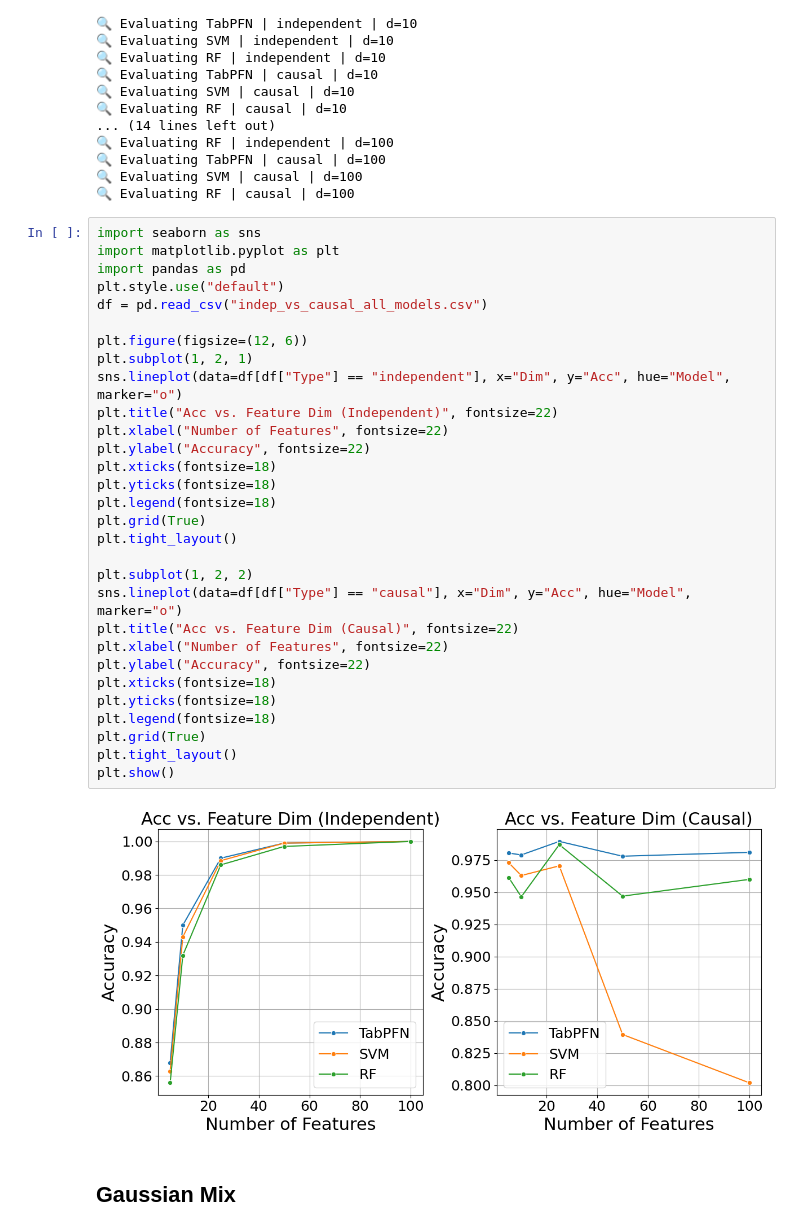
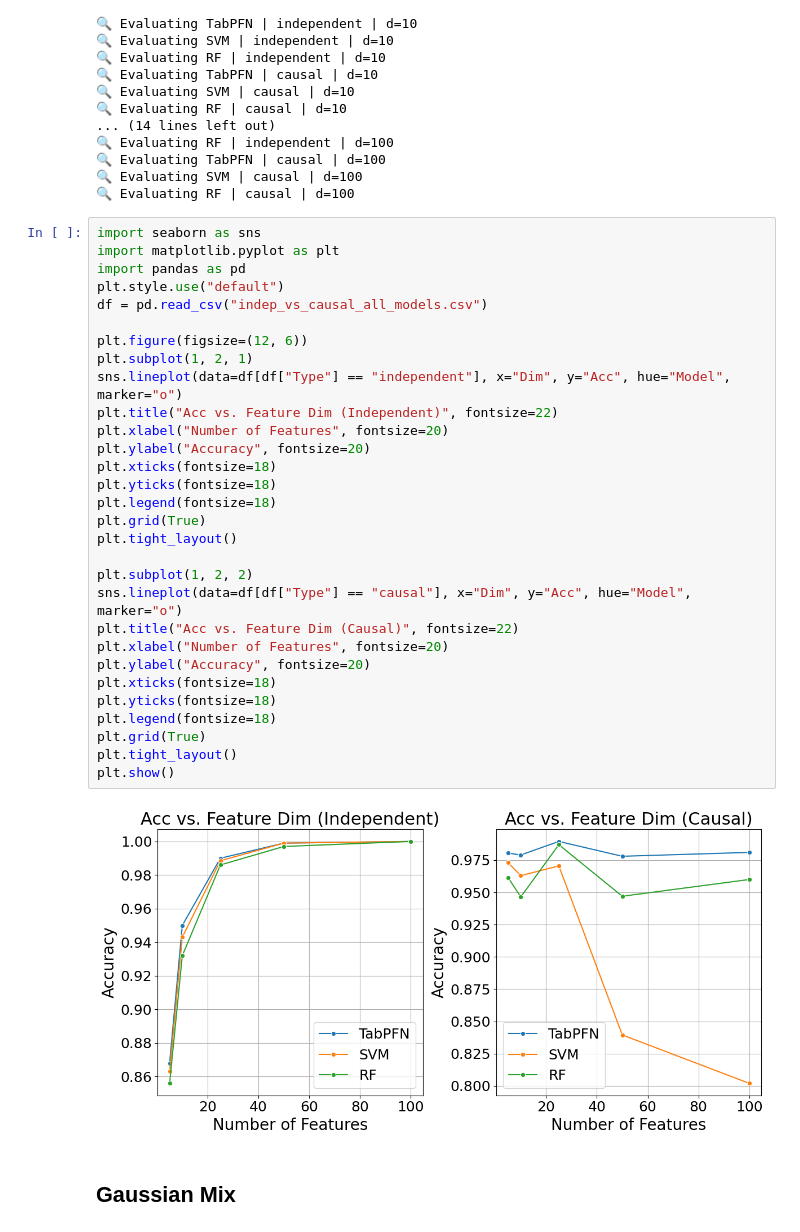
Before and after one commit to SavannahSun/Tab_TEST, a Jupyter notebook: causual.ipynb, the cells around one changed output. Saved outputs shown, nothing was run; the diff lists cells and outputs as text.

```diff
--- a/causual.ipynb
+++ b/causual.ipynb
@@ -486,35 +486,35 @@ df_results.to_csv("indep_vs_causal_all_models.csv", index=False)
 # %%
 import seaborn as sns
 import matplotlib.pyplot as plt
 import pandas as pd
 plt.style.use("default")
 df = pd.read_csv("indep_vs_causal_all_models.csv")
 
 plt.figure(figsize=(12, 6))
 plt.subplot(1, 2, 1)
 sns.lineplot(data=df[df["Type"] == "independent"], x="Dim", y="Acc", hue="Model", marker="o")
 plt.title("Acc vs. Feature Dim (Independent)", fontsize=22)
-plt.xlabel("Number of Features", fontsize=22)
-plt.ylabel("Accuracy", fontsize=22)
+plt.xlabel("Number of Features", fontsize=20)
+plt.ylabel("Accuracy", fontsize=20)
 plt.xticks(fontsize=18)
 plt.yticks(fontsize=18)
 plt.legend(fontsize=18)
 plt.grid(True)
 plt.tight_layout()
 
 plt.subplot(1, 2, 2)
 sns.lineplot(data=df[df["Type"] == "causal"], x="Dim", y="Acc", hue="Model", marker="o")
 plt.title("Acc vs. Feature Dim (Causal)", fontsize=22)
-plt.xlabel("Number of Features", fontsize=22)
-plt.ylabel("Accuracy", fontsize=22)
+plt.xlabel("Number of Features", fontsize=20)
+plt.ylabel("Accuracy", fontsize=20)
 plt.xticks(fontsize=18)
 plt.yticks(fontsize=18)
 plt.legend(fontsize=18)
 plt.grid(True)
 plt.tight_layout()
 plt.show()
 # %% [output]
-[figure, old version]
+[figure, new version]
 # %% [markdown]
 ## Gaussian Mix
 # %%
```
Also changed, not shown: parts of 5 cells of this notebook, 16 other files.
